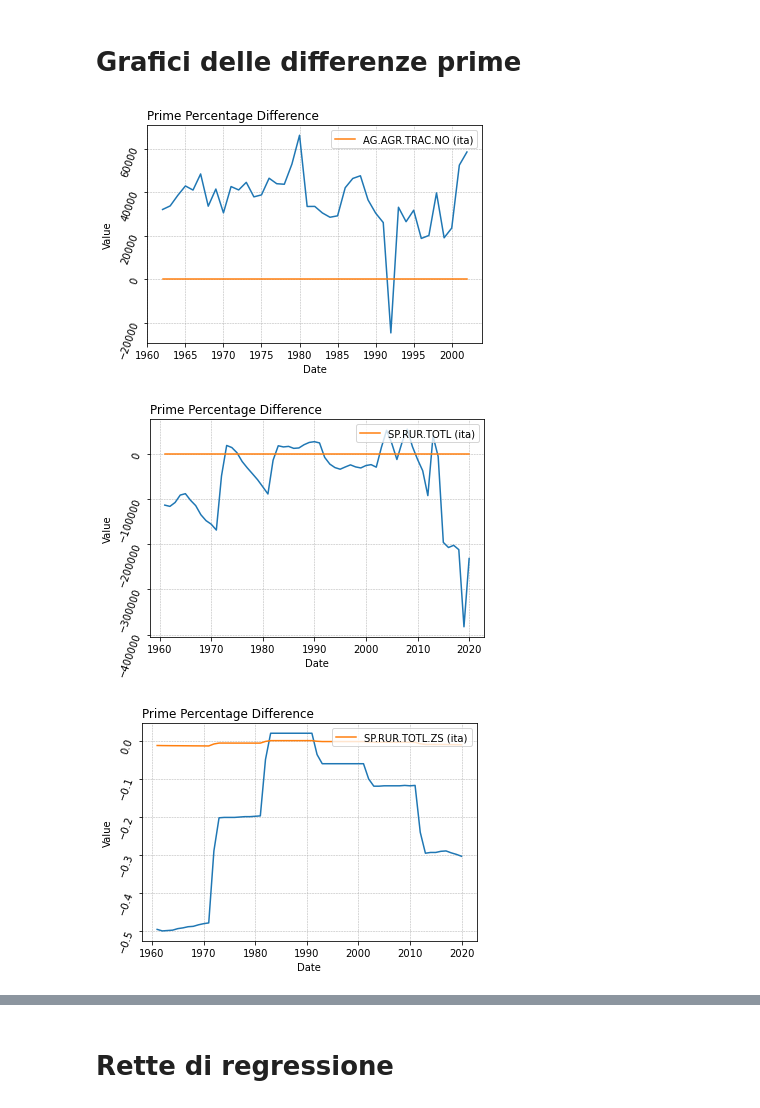
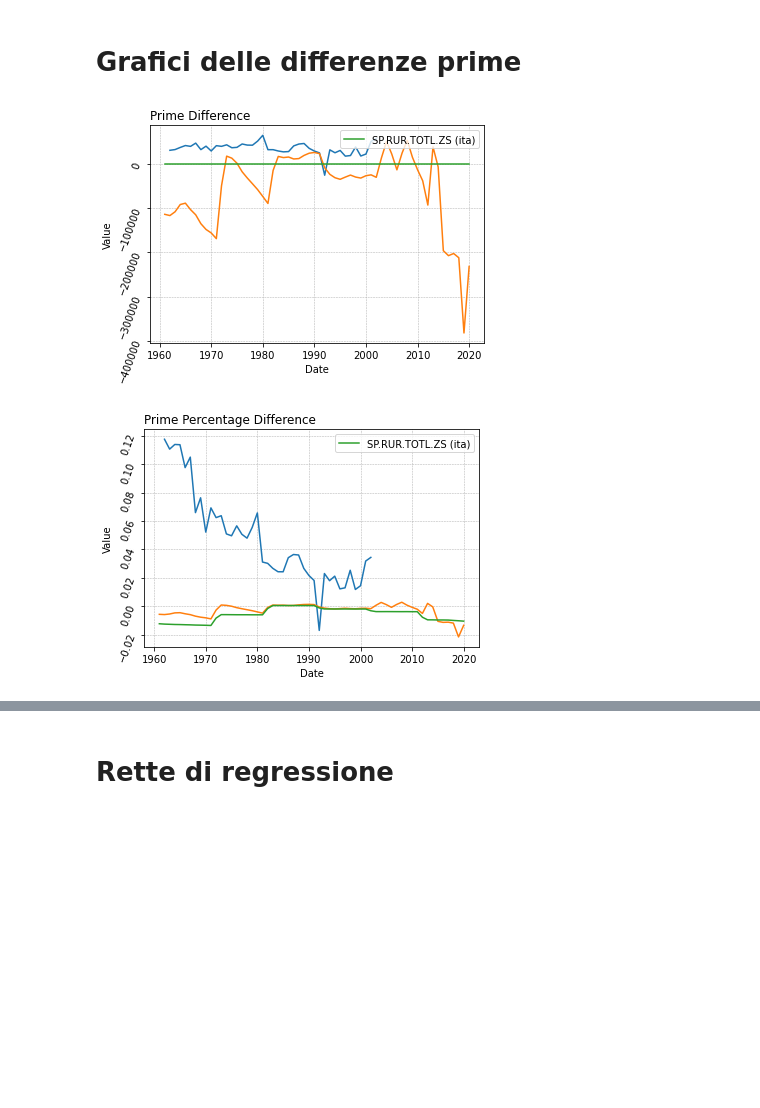
Before and after one commit to ElisaVerza/CPSProject, a Jupyter notebook: case_study.ipynb, the cells around one changed output, grey strips where cells are left out. Saved outputs shown, nothing was run; the diff lists cells and outputs as text; code cells hidden in the pictures; blank space fills up the shorter version.

Commit message:
Commit con differenze prime unificate

```diff
--- a/case_study.ipynb
+++ b/case_study.ipynb
@@ -54,14 +54,11 @@ cov(SP.RUR.TOTL,SP.RUR.TOTL.ZS)=1423723.0456726772
 # Grafici delle differenze prime
 # %%
 diff_prime(ind_1, country)
-diff_prime_perc(ind_1, country).show()
-
 diff_prime(ind_2, country)
-diff_prime_perc(ind_2, country).show()
-
-diff_prime(ind_3, country)
+diff_prime(ind_3, country).show()
+diff_prime_perc(ind_1, country)
+diff_prime_perc(ind_2, country)
 diff_prime_perc(ind_3, country).show()
 # %% [output]
-[figure, old version]
+[figure, new version]
-[figure, old version]
+[figure, new version]
-[figure, removed]
```
Also changed, not shown: parts of 2 cells of this notebook, 1 other file.
